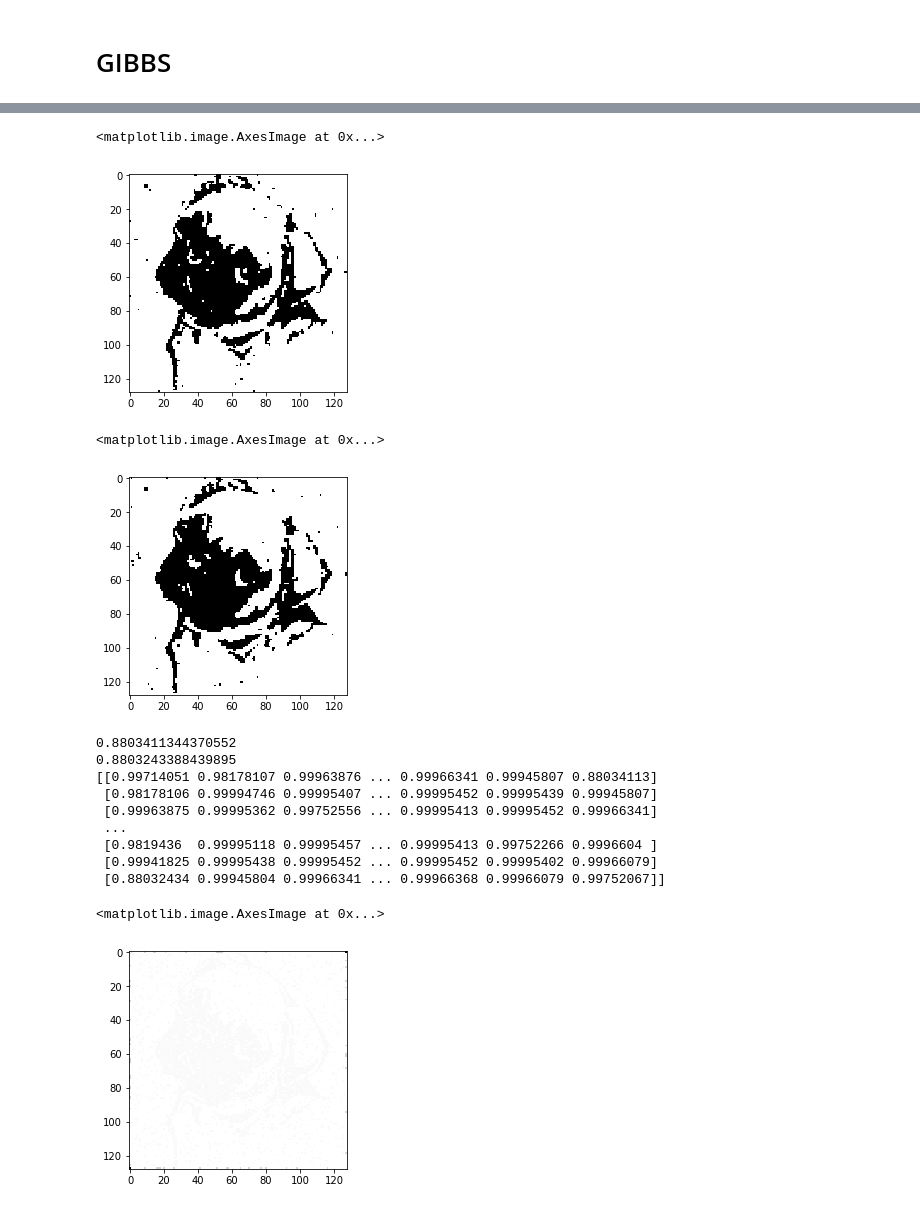
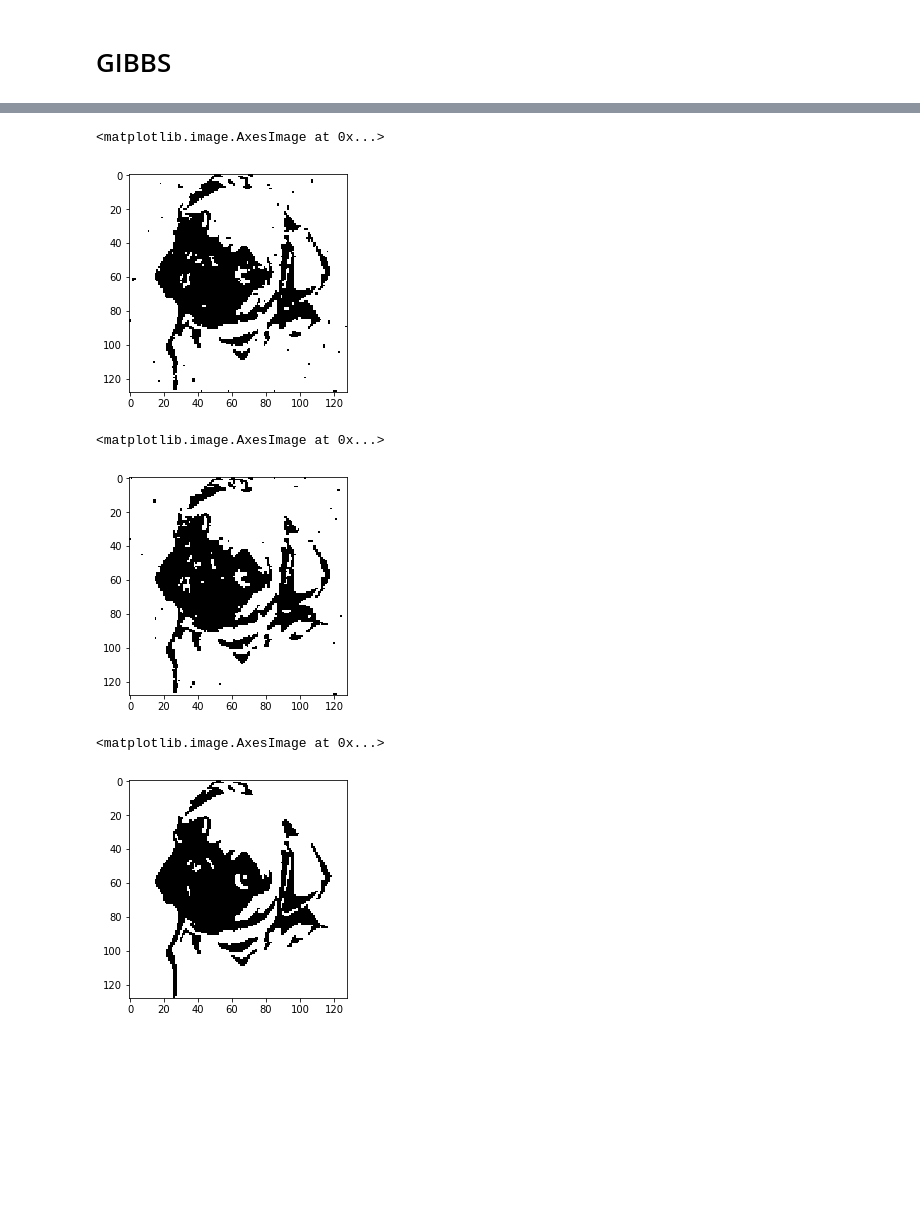
Before and after one commit to JasonMts/Bayesian_Methods_For_Image_Processing, a Jupyter notebook: cw2.ipynb, the cells around one changed output, grey strips where cells are left out. Drawn from its saved outputs; the diff is of its cells as text; code cells hidden in the pictures; blank space fills up the shorter version.

```diff
--- a/cw2.ipynb
+++ b/cw2.ipynb
@@ -23,7 +23,7 @@ def add_saltnpeppar_noise(im,prop):
 # proportion of pixels to alter
 prop = 0.1
 varSigma = 0.1
-im = imageio.imread('pug2.png')
+im = imageio.imread('/extra/MLcw2/mlcw2/pug2.png')
 im = im/255
 
 fig = plt.figure()
@@ -301,7 +301,7 @@ ax = fig.add_subplot(111)
 ax.imshow(x,cmap='gray')
 # %% [output]
 <matplotlib.image.AxesImage at 0x...>
-[figure, old version]
+[figure, new version]
 # %%
 #Now we will try to pick random indices instead
 #Gibbs for salt and pepper noise
@@ -347,14 +347,14 @@ ax = fig.add_subplot(111)
 ax.imshow(x,cmap='gray')
 # %% [output]
 <matplotlib.image.AxesImage at 0x...>
-[figure, old version]
+[figure, new version]
 # %%
 #Variational Bayes
 from math import tanh
 
-y = im3
+y = im2
 
-x = np.random.rand(im2.shape[0], im2.shape[1])
+mu = np.zeros(shape=x.shape) + 1
 
 for i in range(x.shape[0]):
     for j in range(x.shape[1]):
@@ -363,10 +363,6 @@ for i in range(x.shape[0]):
             x[i,j] = -1
         else:
             x[i,j] = 1
-
-mu = np.zeros(shape=x.shape) + 1
-
-
 
 def L(value, y, ita = 1):
     y_scaled = y*2 - 1
@@ -376,41 +372,32 @@ def sigmoid(x):
     return 1 / (1 + np.exp(- x))
 
 def varBayes(x, T = 10):
     q = np.zeros(shape=x.shape)
     for t in range(T):
         for i in range(x.shape[0]):
             for j in range(x.shape[1]):
                 m = 0.5*np.sum(neighborvalues(i, j, x.shape[0], x.shape[1], mu))
                 alpha = m + 0.5 * (L(1, y[i, j], 1.0) - L(-1, y[i, j], 1.0))
                 mu[i, j] = tanh(alpha)
                 if (t == T - 1):
                     q[i, j] = sigmoid(2 * alpha)
                     #if q[i, j] < 0.5:
                      #   print(q[i, j])
     return q
 
 posterior = varBayes(x, 10)
 
 fig = plt.figure()
 ax = fig.add_subplot(111)
 
 for i in range(x.shape[0]):
     for j in range(x.shape[1]):
         if posterior[i, j] > 0.5:
             x[i, j] = 1
         else:
             x[i, j] = -1
 
 ax.imshow(x, cmap='gray')
 # %% [output]
-0.8803411344370552
-0.8803243388439895
-[[0.99714051 0.98178107 0.99963876 ... 0.99966341 0.99945807 0.88034113]
- [0.98178106 0.99994746 0.99995407 ... 0.99995452 0.99995439 0.99945807]
- [0.99963875 0.99995362 0.99752556 ... 0.99995413 0.99995452 0.99966341]
- ...
- [0.9819436  0.99995118 0.99995457 ... 0.99995413 0.99752266 0.9996604 ]
- [0.99941825 0.99995438 0.99995452 ... 0.99995452 0.99995402 0.99966079]
- [0.88032434 0.99945804 0.99966341 ... 0.99966368 0.99966079 0.99752067]]
+<matplotlib.image.AxesImage at 0x...>
-<matplotlib.image.AxesImage at 0x...>
-[figure, old version]
+[figure, new version]
```
Also changed, not shown: parts of 8 cells of this notebook, 2 other files.
